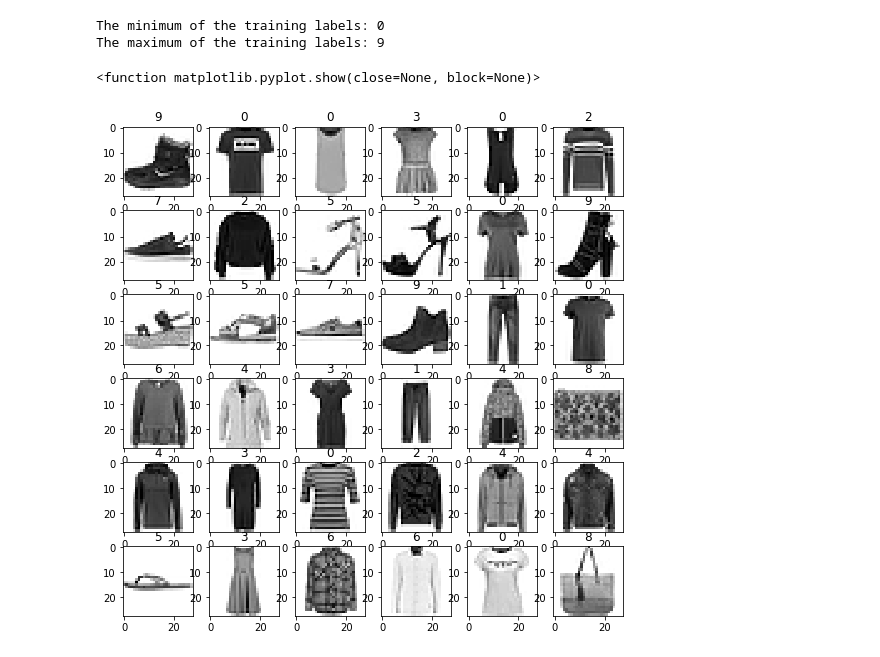
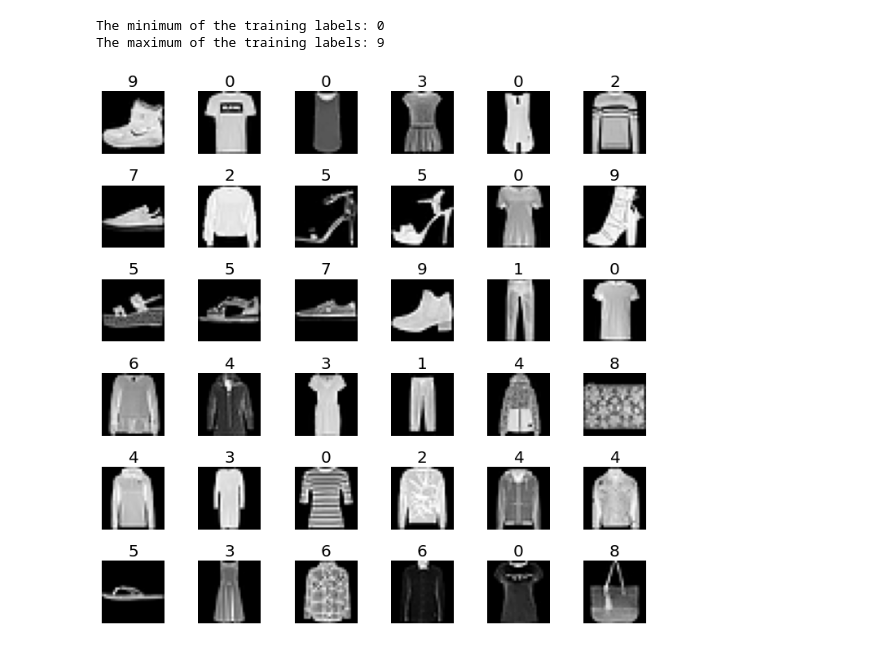
Before and after one commit to RRRRRRRRRRRoy/COMP9517-LabNAss, a Jupyter notebook: Lab03/lab03.ipynb, the cells around one changed output. Drawn from its saved outputs; the diff is of its cells as text; code cells hidden in the pictures.

Commit message:
updating code in print image

```diff
--- a/Lab03/lab03.ipynb
+++ b/Lab03/lab03.ipynb
@@ -54,19 +54,25 @@ print(f"The maximum of the training labels: {np.max(train_labels)}")
 The minimum of the training labels: 0
 The maximum of the training labels: 9
 # %%
+# The idea of this printing code is from the following source
+# Source: https://medium.com/analytics-vidhya/my-first-image-classifying-model-fashion-mnist-89c85f4aa4e1
+
+# create 10 labels
 class_names = [0, 1, 2, 3, 4, 5, 6, 7, 8, 9]
 
 # print the 6 * 6 sample image in the dataset
 row = 6
 col = 6
-plt.figure(figsize = (6 * 1.5, 6 * 1.5))
+plt.figure(figsize = (6 * 2, 6 * 2))
 for r in range(row):
     for c in range(col):
         current_index = col * r + c
-        plt.subplot(row, col, current_index + 1)
-        plt.imshow(train_images[current_index], cmap="binary", interpolation = "nearest")
-        plt.title(class_names[train_labels[current_index]])
-plt.show
+        next_index = current_index + 1
+        plt.subplot(row, col, next_index)
+        plt.imshow(train_images[current_index], cmap="gray")
+        plt.title(class_names[train_labels[current_index]],fontsize=20)
+        plt.subplots_adjust(wspace=0.5, hspace=0.5)
+        plt.axis('off')
+plt.show()
 # %% [output]
-<function matplotlib.pyplot.show(close=None, block=None)>
-[figure, old version]
+[figure, new version]
```
